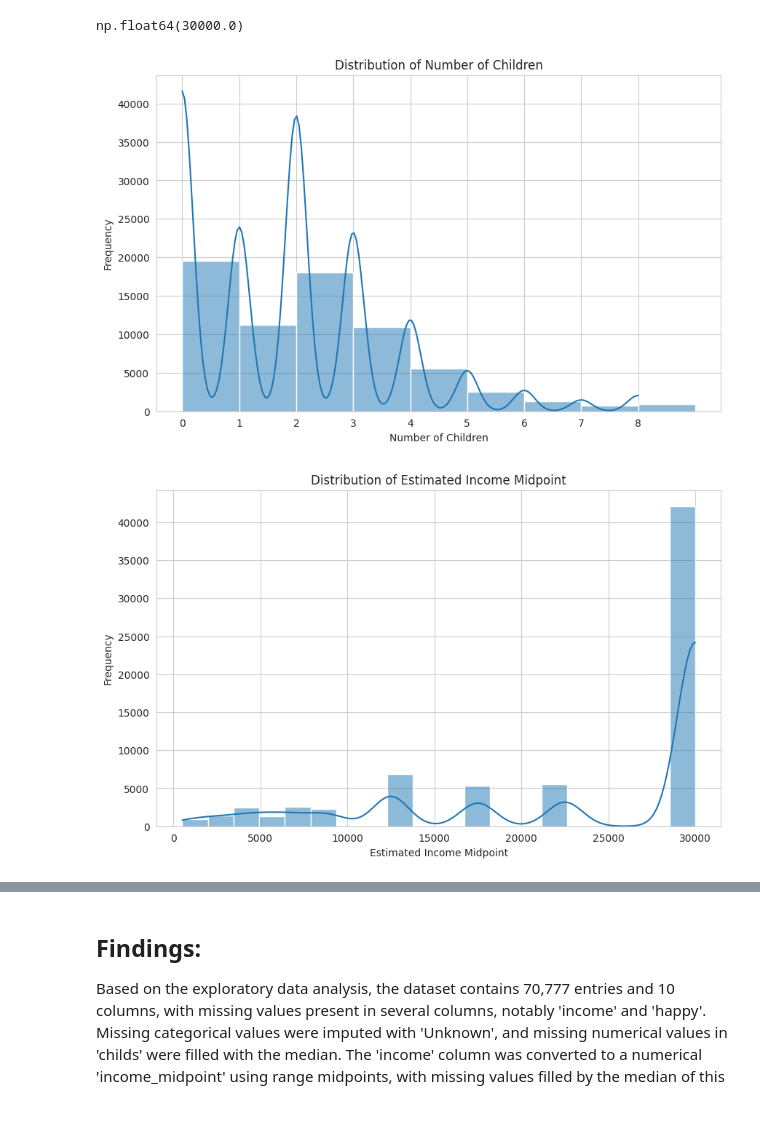
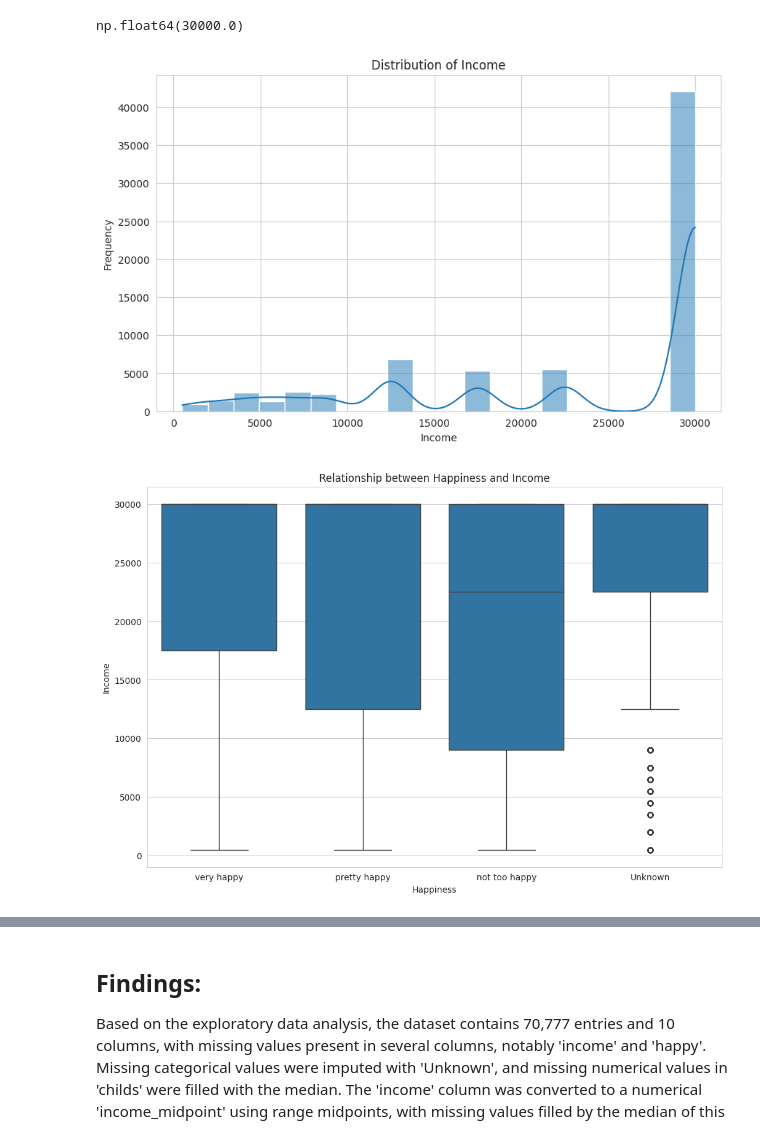
Before and after one commit to henry5250/lab_eda, a Jupyter notebook: lab_notebook.ipynb, the cells around one changed output, grey strips where cells are left out. Drawn from its saved outputs; the diff is of its cells as text; code cells hidden in the pictures.

```diff
--- a/lab_notebook.ipynb
+++ b/lab_notebook.ipynb
@@ -247,32 +247,23 @@ import seaborn as sns
 # Set plot style
 sns.set_style('whitegrid')
 
-# 1. Histogram of 'childs'
-plt.figure(figsize=(10, 6))
-sns.histplot(data=gss_df, x='childs', bins=range(0, int(gss_df['childs'].max()) + 2), kde=True)
-plt.title('Distribution of Number of Children')
-plt.xlabel('Number of Children')
-plt.ylabel('Frequency')
-plt.xticks(range(0, int(gss_df['childs'].max()) + 1))
-plt.show()
-
-# 2. Histogram of 'income_midpoint'
+# 1. Histogram of 'income_midpoint'
 plt.figure(figsize=(10, 6))
 sns.histplot(data=gss_df, x='income_midpoint', bins=20, kde=True)
-plt.title('Distribution of Estimated Income Midpoint')
-plt.xlabel('Estimated Income Midpoint')
+plt.title('Distribution of Income')
+plt.xlabel('Income')
 plt.ylabel('Frequency')
 plt.show()
 
-# 3. Box plot of 'happy' vs 'income_midpoint'
+# 2. Box plot of 'happy' vs 'income_midpoint'
 plt.figure(figsize=(12, 8))
 sns.boxplot(data=gss_df, x='happy', y='income_midpoint', order=['very happy', 'pretty happy', 'not too happy', 'Unknown'])
-plt.title('Relationship between Happiness and Estimated Income Midpoint')
+plt.title('Relationship between Happiness and Income')
 plt.xlabel('Happiness')
-plt.ylabel('Estimated Income Midpoint')
+plt.ylabel('Income')
 plt.show()
 
-# 4. Bar plot of 'degree' distribution
+# 3. Bar plot of 'degree' distribution
 plt.figure(figsize=(12, 8))
 sns.countplot(data=gss_df, y='degree', order=gss_df['degree'].value_counts().index)
 plt.title('Distribution of Highest Degree Earned')
@@ -280,7 +271,7 @@ plt.xlabel('Count')
 plt.ylabel('Highest Degree Earned')
 plt.show()
 
-# 5. Stacked bar plot of 'marital' vs 'happy'
+# 4. Stacked bar plot of 'marital' vs 'happy'
 marital_happy = gss_df.groupby(['marital', 'happy']).size().unstack(fill_value=0)
 marital_happy = marital_happy.apply(lambda x: x / x.sum(), axis=1) # Normalize to show proportions
 marital_happy.plot(kind='bar', stacked=True, figsize=(12, 8))
@@ -293,45 +284,45 @@ plt.tight_layout()
 plt.show()
 
 
-# 6. Bar plot of 'wrkstat' distribution
+# 5. Bar plot of 'wrkstat' distribution
 plt.figure(figsize=(12, 8))
 sns.countplot(data=gss_df, y='wrkstat', order=gss_df['wrkstat'].value_counts().index)
 plt.title('Distribution of Labor Force Status')
 plt.xlabel('Count')
 plt.ylabel('Labor Force Status')
 plt.show()
 
-# 7. Bar plot of 'sex' distribution
+# 6. Bar plot of 'sex' distribution
 plt.figure(figsize=(8, 6))
 sns.countplot(data=gss_df, x='sex')
 plt.title('Distribution of Sex')
 plt.xlabel('Sex')
 plt.ylabel('Count')
 plt.show()
 
-# 8. Bar plot of 'race' distribution
+# 7. Bar plot of 'race' distribution
 plt.figure(figsize=(8, 6))
 sns.countplot(data=gss_df, x='race')
 plt.title('Distribution of Race')
 plt.xlabel('Race')
 plt.ylabel('Count')
 plt.show()
 
-# 9. Bar plot of 'partyid' distribution
+# 8. Bar plot of 'partyid' distribution
 plt.figure(figsize=(12, 8))
 sns.countplot(data=gss_df, y='partyid', order=gss_df['partyid'].value_counts().index)
 plt.title('Distribution of Political Party Affiliation')
 plt.xlabel('Count')
 plt.ylabel('Political Party Affiliation')
 plt.show()
 
-# 10. Scatter plot of 'year' vs 'income_midpoint'
+# 9. Scatter plot of 'year' vs 'income_midpoint'
 plt.figure(figsize=(12, 8))
 sns.scatterplot(data=gss_df, x='year', y='income_midpoint', alpha=0.5)
-plt.title('Estimated Income Midpoint Over Time')
+plt.title('Income Over Time')
 plt.xlabel('Year')
-plt.ylabel('Estimated Income Midpoint')
+plt.ylabel('Income')
 plt.show()
 # %% [output]
-[figure, old version]
+[figure, new version]
-[figure, old version]
+[figure, new version]
```
Also changed, not shown: parts of 1 cell of this notebook.
